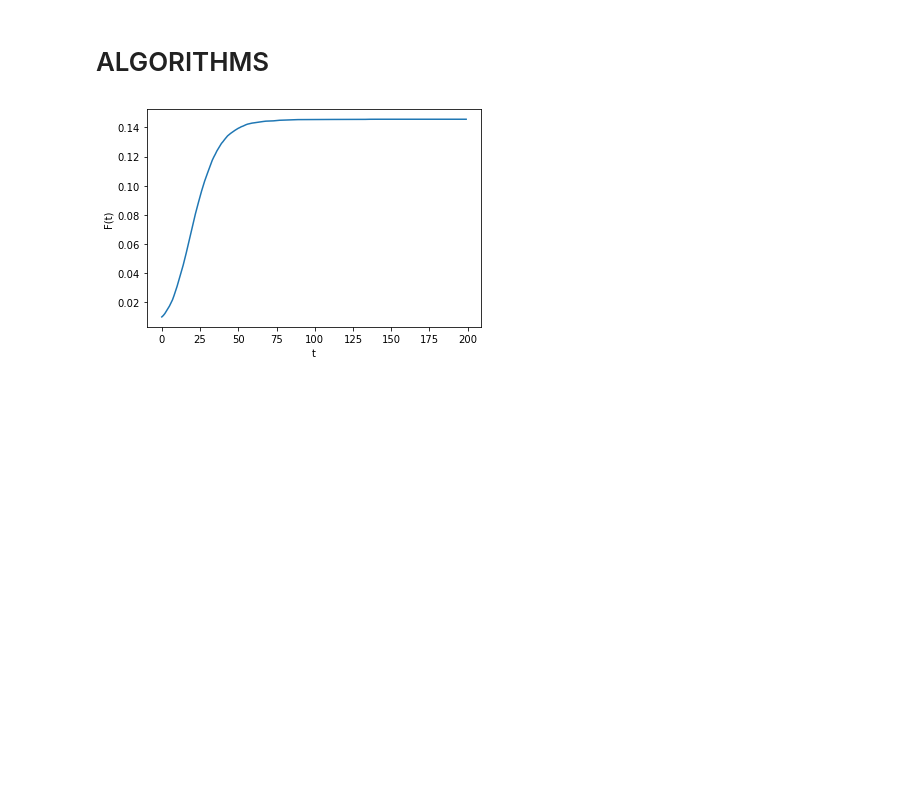
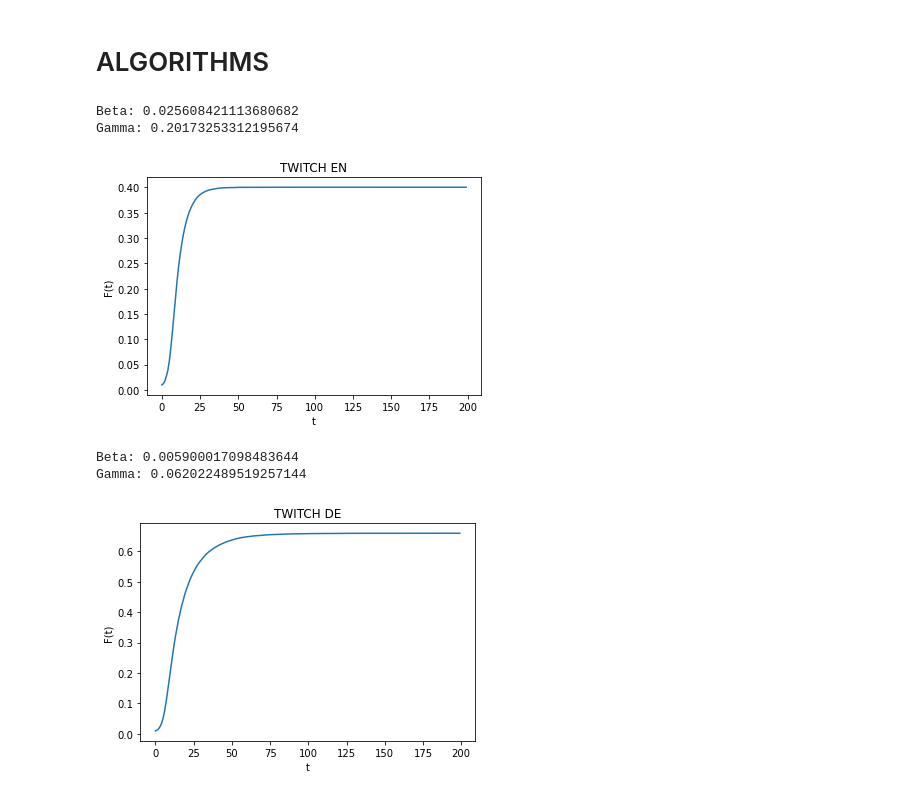
Before and after one commit to Shymsky/Network_Science, a Jupyter notebook: Group_Assignment.ipynb, the cells around one changed output. Saved outputs shown, nothing was run; the diff lists cells and outputs as text; code cells hidden in the pictures; blank space fills up the shorter version.

Commit message:
implemented proposed beta gamma

```diff
--- a/Group_Assignment.ipynb
+++ b/Group_Assignment.ipynb
@@ -115,18 +115,43 @@ def get_infected_scale(infected, recovered, total):
     return (infected + recovered) / total
 
 # method to plot values
-def plot_values(x, y):
+def plot_values(x, y, title):
     plt.plot(x, y)
     plt.ylabel("F(t)")
     plt.xlabel("t")
+    plt.title(title)
     plt.show()
+
+# method to get beta
+def get_beta(network):
+    beta_threshold = get_infection_threshold(network)
+    return 1.5 * beta_threshold
+
+# method to get the infection threshold
+def get_infection_threshold(network):
+    degrees = [v for k,v in network.degree()]
+    avg_degree = np.mean(degrees)
+    avg_sqrd_degrees = np.mean([d**2 for d in degrees])
+    bth = avg_degree / (avg_sqrd_degrees - avg_degree)
+    return bth
+
+# method to get gamma
+def get_gamma(network):
+    degrees = [v for k,v in network.degree()]
+    avg_degree = np.mean(degrees)
+    return 2 / avg_degree
 # %%
 # method to simulate a model
-def simulate(network, beta, gamma, p, num_of_simulations=100, num_of_t=200, show_bar=True):
+def simulate(network, p, beta=None, gamma=None, num_of_simulations=100, num_of_t=200, show_bar=True):
 
     # ---------- Model Configuration ----------
     model = ep.SIRModel(network)
     n = network.number_of_nodes()
+
+    # Beta and Gamma is chosen basen on explanation in paragraph 3.2
+    beta = get_beta(network) if beta == None else beta
+    gamma = get_gamma(network) if gamma == None else gamma
+
     cfg = mc.Configuration()
     cfg.add_model_parameter('beta', beta) # INFECTION PROBABILITY
     cfg.add_model_parameter('gamma', gamma) # RECOVERY PROBABILITY
@@ -161,15 +186,25 @@ def simulate(network, beta, gamma, p, num_of_simulations=100, num_of_t=200, show
         infected_scale_value = get_infected_scale(infected, recovered, n)
         y.append(infected_scale_value)
 
+    print("Beta: "+str(beta))
+    print("Gamma: "+str(gamma))
+
     return x, y
 # %%
-# ---------- Simulate ----------
-x, y = simulate(G_TWITCH, beta=0.01, gamma=0.2, p=0.01, num_of_simulations=10)
+# ---------- Simulate & Plot the values (EN) ----------
+x, y = simulate(G_TWITCH, p=0.01, num_of_simulations=10, show_bar=False)
+plot_values(x, y, "TWITCH EN")
 
-# ---------- Plot the values ----------
-plot_values(x, y)
+# ---------- Simulate & Plot the values (DE) ----------
+x, y = simulate(G_TWITCH_DE, p=0.01, num_of_simulations=10, show_bar=False)
+plot_values(x, y, "TWITCH DE")
 # %% [output]
+Beta: 0.025608421113680682
+Gamma: 0.20173253312195674
-[figure, old version]
+[figure, new version]
+Beta: 0.005900017098483644
+Gamma: 0.062022489519257144
+[figure, added]
 # %%
 # -------------------- SECTION DIFFERENT DATASETS --------------------
 
```
Also changed, not shown: parts of 2 cells of this notebook.
